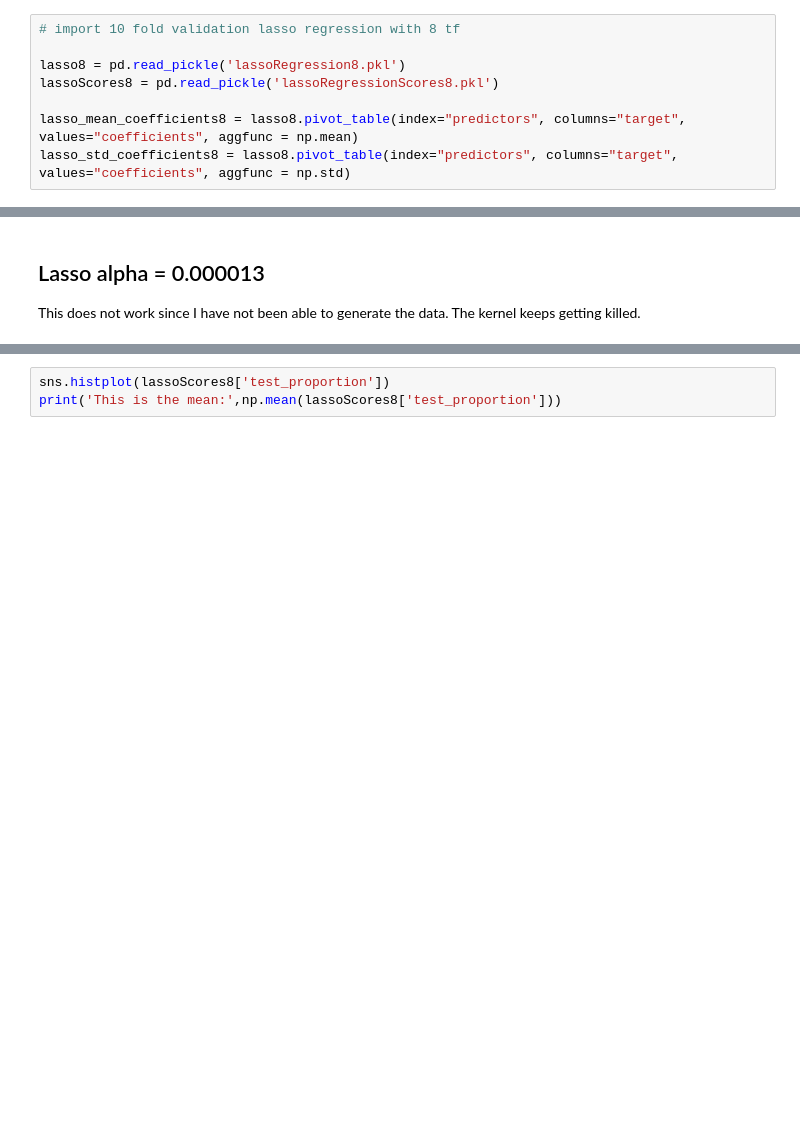
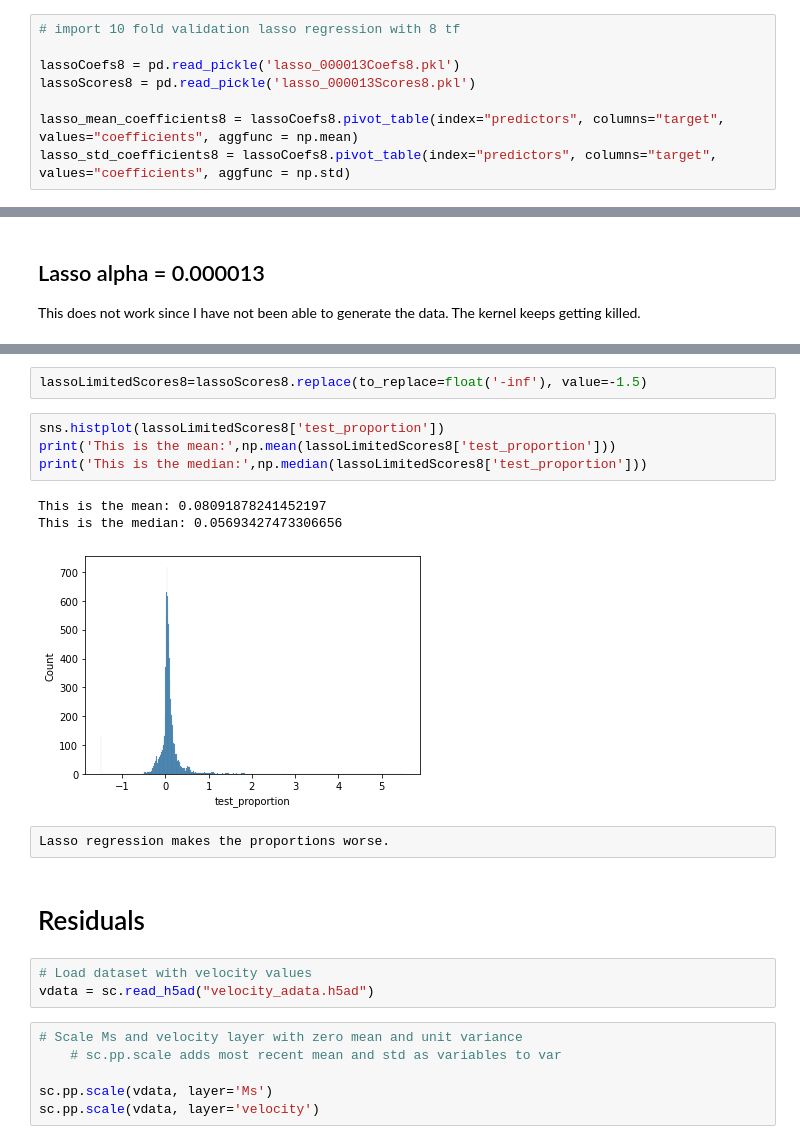
Before and after one commit to antschum/thesis, a Jupyter notebook: Analysis.ipynb, the cells around one changed output, grey strips where cells are left out. Drawn from its saved outputs; the diff is of its cells as text; blank space fills up the shorter version.

```diff
--- a/Analysis.ipynb
+++ b/Analysis.ipynb
@@ -41,11 +57,11 @@ ridge_std_coefficients8 = ridge8.pivot_table(index="predictors", columns="target
 # %%
 # import 10 fold validation lasso regression with 8 tf
 
-lasso8 = pd.read_pickle('lassoRegression8.pkl')
-lassoScores8 = pd.read_pickle('lassoRegressionScores8.pkl')
+lassoCoefs8 = pd.read_pickle('lasso_000013Coefs8.pkl')
+lassoScores8 = pd.read_pickle('lasso_000013Scores8.pkl')
 
-lasso_mean_coefficients8 = lasso8.pivot_table(index="predictors", columns="target", values="coefficients", aggfunc = np.mean)
-lasso_std_coefficients8 = lasso8.pivot_table(index="predictors", columns="target", values="coefficients", aggfunc = np.std)
+lasso_mean_coefficients8 = lassoCoefs8.pivot_table(index="predictors", columns="target", values="coefficients", aggfunc = np.mean)
+lasso_std_coefficients8 = lassoCoefs8.pivot_table(index="predictors", columns="target", values="coefficients", aggfunc = np.std)
 # %% [markdown]
 I started off looking at the data using 8 predictors. The following shows the clustermap of the mean coefficients accross the data from the 10 fold cross validation.
 # %%
@@ -197,3 +290,23 @@ sns.heatmap(np.matrix(lassoScores8.groupby('target').test_proportion.mean().toli
+# %%
+lassoLimitedScores8=lassoScores8.replace(to_replace=float('-inf'), value=-1.5)
 # %%
-sns.histplot(lassoScores8['test_proportion'])
-print('This is the mean:',np.mean(lassoScores8['test_proportion']))
+sns.histplot(lassoLimitedScores8['test_proportion'])
+print('This is the mean:',np.mean(lassoLimitedScores8['test_proportion']))
+print('This is the median:',np.median(lassoLimitedScores8['test_proportion']))
+# %% [output]
+This is the mean: 0.08091878241452197
+This is the median: 0.05693427473306656
+[figure, added]
+# %% [raw]
+Lasso regression makes the proportions worse.
+# %% [markdown]
+# Residuals
+# %%
+# Load dataset with velocity values
+vdata = sc.read_h5ad("velocity_adata.h5ad")
+# %%
+# Scale Ms and velocity layer with zero mean and unit variance
+    # sc.pp.scale adds most recent mean and std as variables to var
+
+sc.pp.scale(vdata, layer='Ms')
+sc.pp.scale(vdata, layer='velocity')
```
Also changed, not shown: parts of 28 cells of this notebook, 16 other files.
